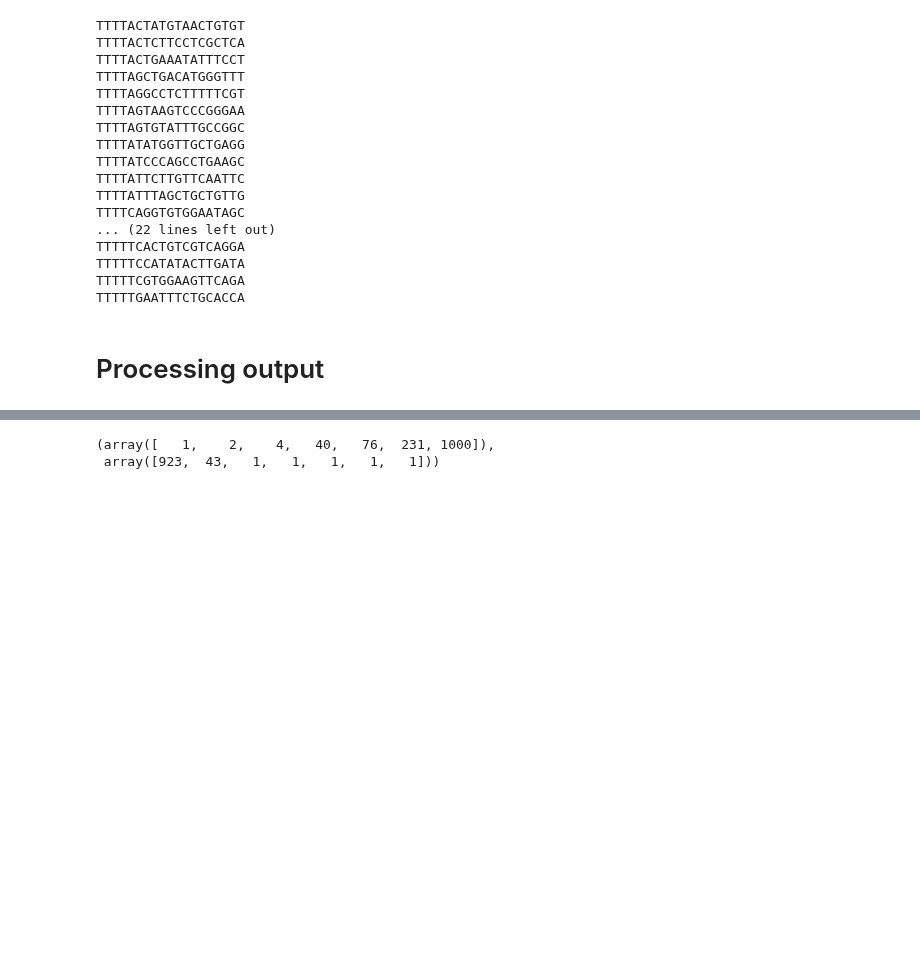
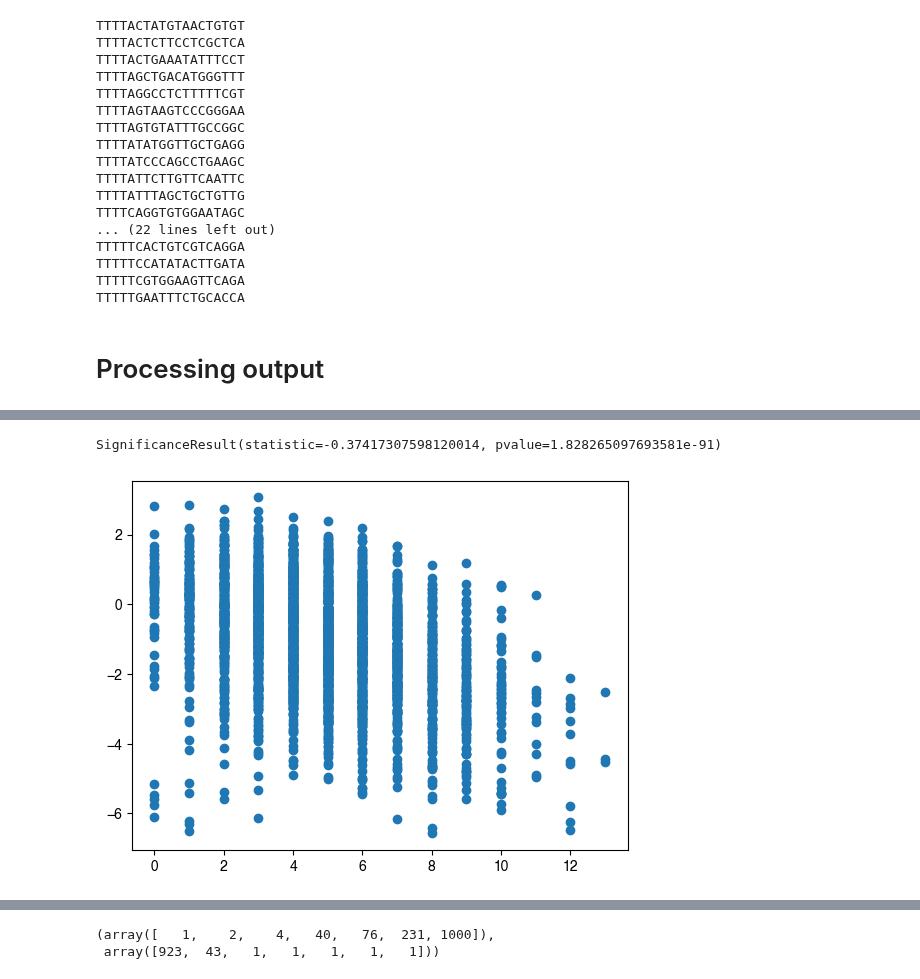
Before and after one commit to samgould2/CDK-BE-mutagenesis, a Jupyter notebook: notebooks/08_off-targets/off_target.ipynb, the cells around one changed output, grey strips where cells are left out. Cells and saved outputs as stored; diff of their text form; code cells hidden in the pictures; blank space fills up the shorter version.

```diff
--- a/notebooks/08_off-targets/off_target.ipynb
+++ b/notebooks/08_off-targets/off_target.ipynb
@@ -78,0 +157,7 @@ b1[b1['Mismatches']==0]
+# %%
+plt.scatter(m1['G_content'], m1['LFC_median_T0'])
+
+scipy.stats.spearmanr(m1['G_content'], m1['LFC_median_T0'])
+# %% [output]
+SignificanceResult(statistic=-0.37417307598120014, pvalue=1.828265097693581e-91)
+[figure, added]
```
Also changed, not shown: parts of 10 cells of this notebook, 5 other files.
